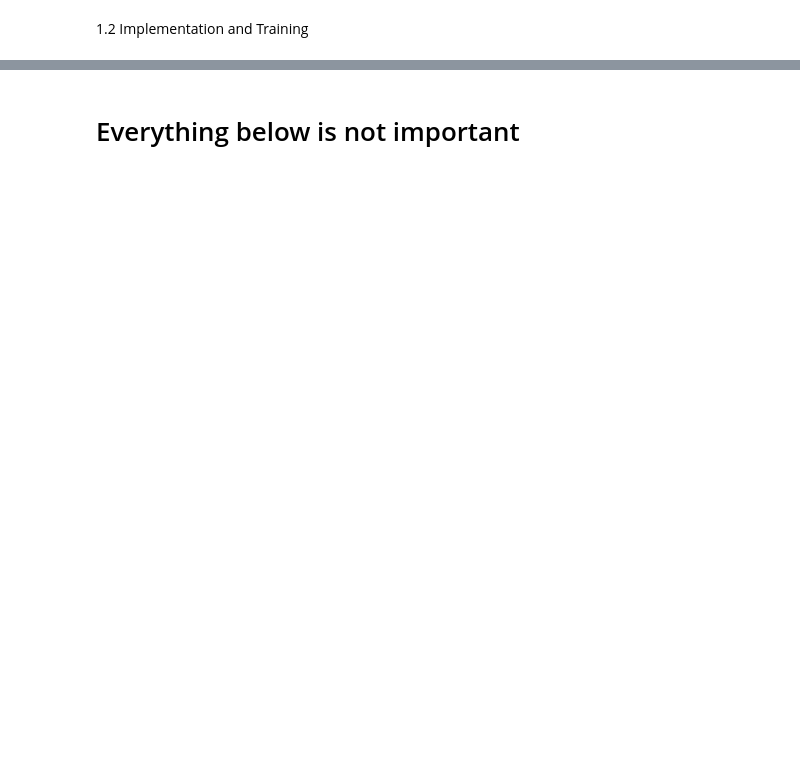
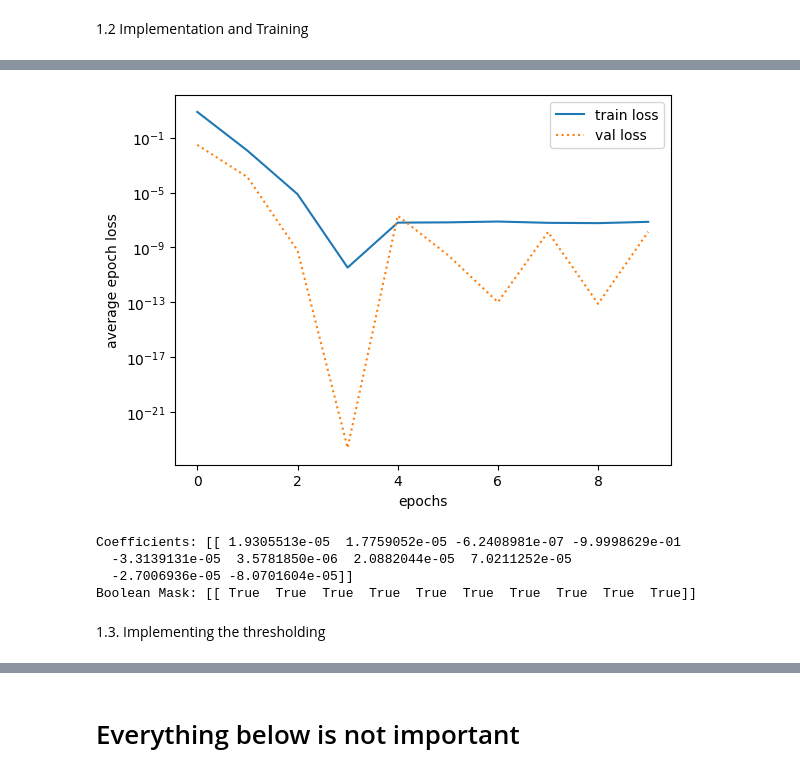
Before and after one commit to lukevoss/GNN, a Jupyter notebook: assignment_6.ipynb, the cells around one changed output, grey strips where cells are left out. Drawn from its saved outputs; the diff is of its cells as text; code cells hidden in the pictures; blank space fills up the shorter version.

Commit message:
add code for sequential thresholding

```diff
--- a/assignment_6.ipynb
+++ b/assignment_6.ipynb
@@ -170,0 +197,12 @@ def term_vector(z,dzdt):
+# %%
+# Creating the X matrix for the lasso regression
+
+flattened_z = concatenated_z.flatten()
+flattened_dzdt = concatenated_dzdt.flatten()
+
+result = term_vector(flattened_z, flattened_dzdt)
+# right now our X matrix (for Lasso) is of the shape (number of features X number of datapoints)
+# let transpose it so that the shape of X matrix (for lasso) is (number of datapoints X no. of features)
+X_for_regression=np.transpose(result)
+print("X for regression is:")
+print(X_for_regression); print(X_for_regression.shape); print(concatenated_z.shape)
@@ -170,0 +226,4 @@ def term_vector(z,dzdt):
+# %%
+# creating training and the test set
+X_train, X_test, y_train, y_test = train_test_split(X_for_regression,concatenated_d2zdt,
+                                                    test_size=0.3,random_state=42)
@@ -170,0 +391,24 @@ def term_vector(z,dzdt):
+# %%
+def plot_train_and_val_loss(train_loss, val_loss, want_logscale=True):
+  plt.plot(train_loss,"-",label="train loss")
+  plt.plot(val_loss, ":", label="val loss")
+  plt.xlabel("epochs")
+  plt.ylabel("average epoch loss")
+  if want_logscale:
+    plt.yscale('log')
+  plt.legend()
+# %%
+# training the model
+input_size = 10
+output_size = 1
+
+# Create SINDy model
+sindy_model = SINDy(input_size, output_size)
+
+
+# Assuming sindy_model, train_loader, and test_loader are already defined
+avg_epoch_train_losses, avg_epoch_val_losses, coefficient_values_over_time = train_and_validate_sindy(sindy_model,
+                                                                                                      train_loader,
+                                                                                                      test_loader,
+                                                                                                      num_epochs=10,
+                                                                                                      learning_rate=0.0005)
@@ -170,0 +446,27 @@ def term_vector(z,dzdt):
+# %%
+plot_train_and_val_loss(avg_epoch_train_losses,
+                        avg_epoch_val_losses
+                        )
+# %% [output]
+[figure, added]
+# %%
+# Accessing all model parameters (including coefficients)
+all_parameters = list(sindy_model.parameters())
+
+# Accessing the coefficient matrix (excluding the boolean mask)
+coefficients_matrix = all_parameters[1].detach().numpy()
+
+# Accessing the boolean mask
+boolean_mask = sindy_model.mask.detach().numpy()
+
+# Printing the results
+#print("All Parameters (including coefficients):", all_parameters)
+print("Coefficients:", coefficients_matrix)
+print("Boolean Mask:", boolean_mask)
+# %% [output]
+Coefficients: [[ 1.9305513e-05  1.7759052e-05 -6.2408981e-07 -9.9998629e-01
+  -3.3139131e-05  3.5781850e-06  2.0882044e-05  7.0211252e-05
+  -2.7006936e-05 -8.0701604e-05]]
+Boolean Mask: [[ True  True  True  True  True  True  True  True  True  True]]
+# %% [markdown]
+1.3. Implementing the thresholding
```
Also changed, not shown: parts of 24 cells of this notebook.
